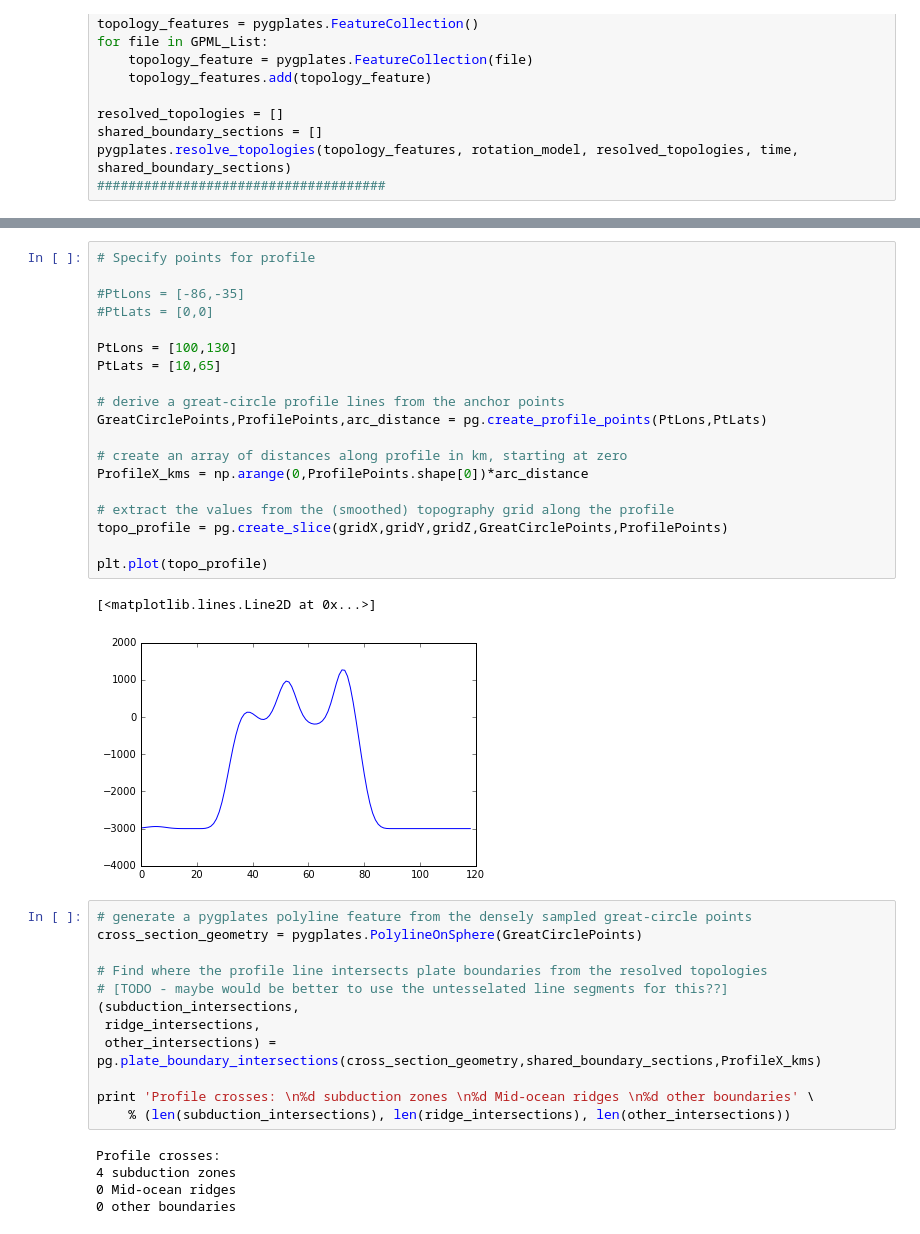
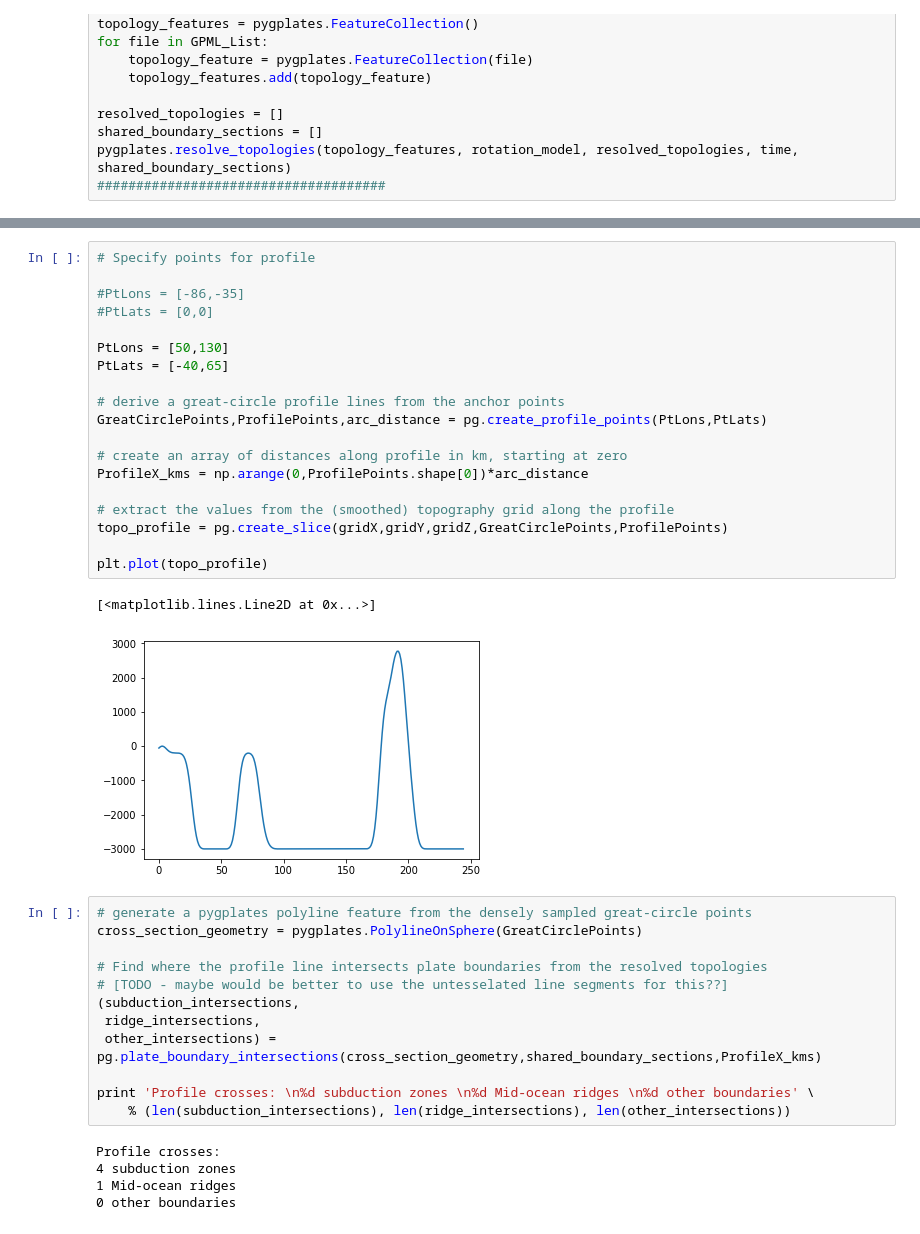
Before and after one commit to siwill22/paleogeography, a Jupyter notebook: paleotopo-cross-section-from-function-calls.ipynb, the cells around one changed output, grey strips where cells are left out. Saved outputs shown, nothing was run; the diff lists cells and outputs as text.

```diff
--- a/paleotopo-cross-section-from-function-calls.ipynb
+++ b/paleotopo-cross-section-from-function-calls.ipynb
@@ -139,25 +139,25 @@ plt.show()
 # %%
 # Specify points for profile
 
 #PtLons = [-86,-35]
 #PtLats = [0,0]
 
-PtLons = [100,130]
-PtLats = [10,65]
+PtLons = [50,130]
+PtLats = [-40,65]
 
 # derive a great-circle profile lines from the anchor points
 GreatCirclePoints,ProfilePoints,arc_distance = pg.create_profile_points(PtLons,PtLats)
 
 # create an array of distances along profile in km, starting at zero
 ProfileX_kms = np.arange(0,ProfilePoints.shape[0])*arc_distance
 
 # extract the values from the (smoothed) topography grid along the profile
 topo_profile = pg.create_slice(gridX,gridY,gridZ,GreatCirclePoints,ProfilePoints)
 
 plt.plot(topo_profile)
 # %% [output]
 [<matplotlib.lines.Line2D at 0x...>]
-[figure, old version]
+[figure, new version]
 # %%
 # generate a pygplates polyline feature from the densely sampled great-circle points
 cross_section_geometry = pygplates.PolylineOnSphere(GreatCirclePoints)
@@ -173,7 +173,7 @@ print 'Profile crosses: \n%d subduction zones \n%d Mid-ocean ridges \n%d other b
 # %% [output]
 Profile crosses:
 4 subduction zones
-0 Mid-ocean ridges
+1 Mid-ocean ridges
 0 other boundaries
 # %%
 
```
Also changed, not shown: parts of 6 cells of this notebook.
